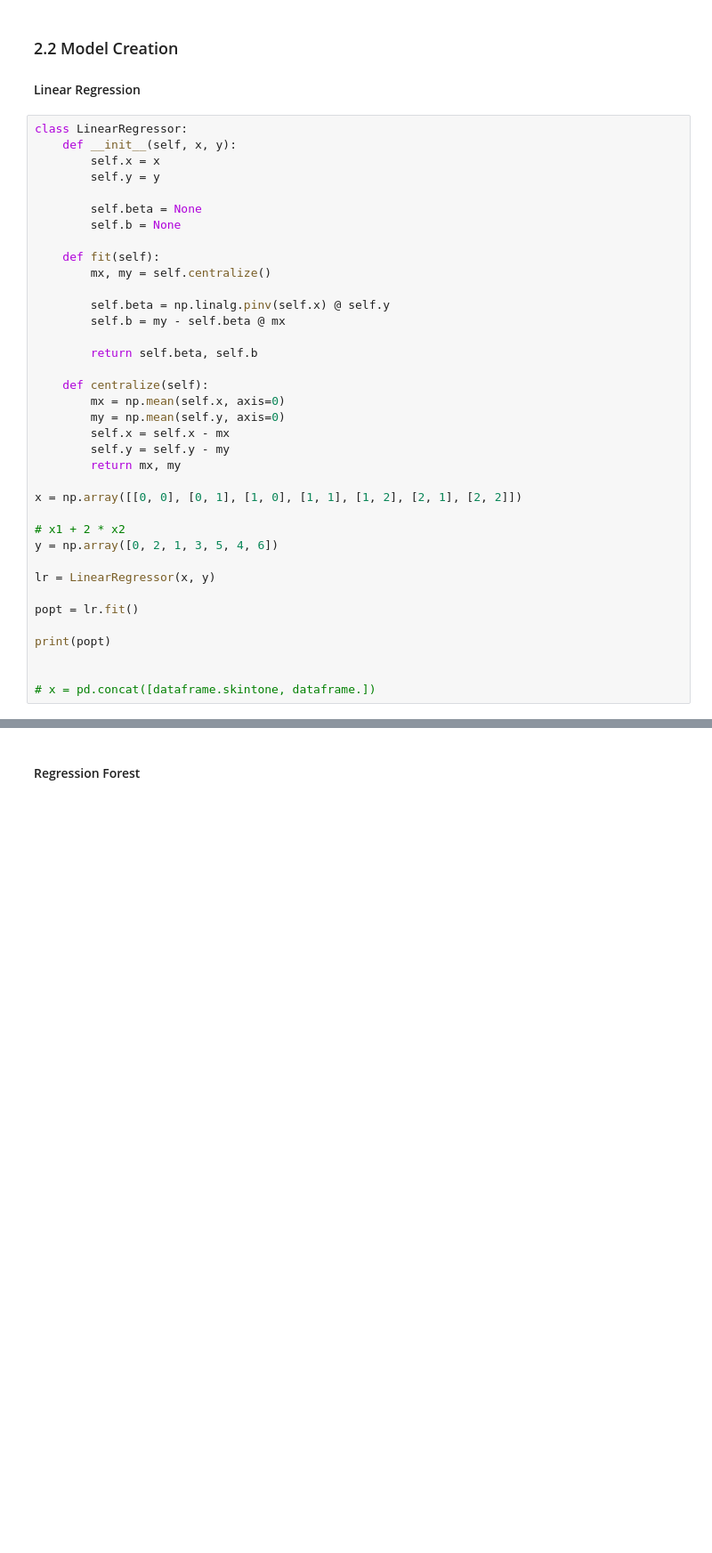
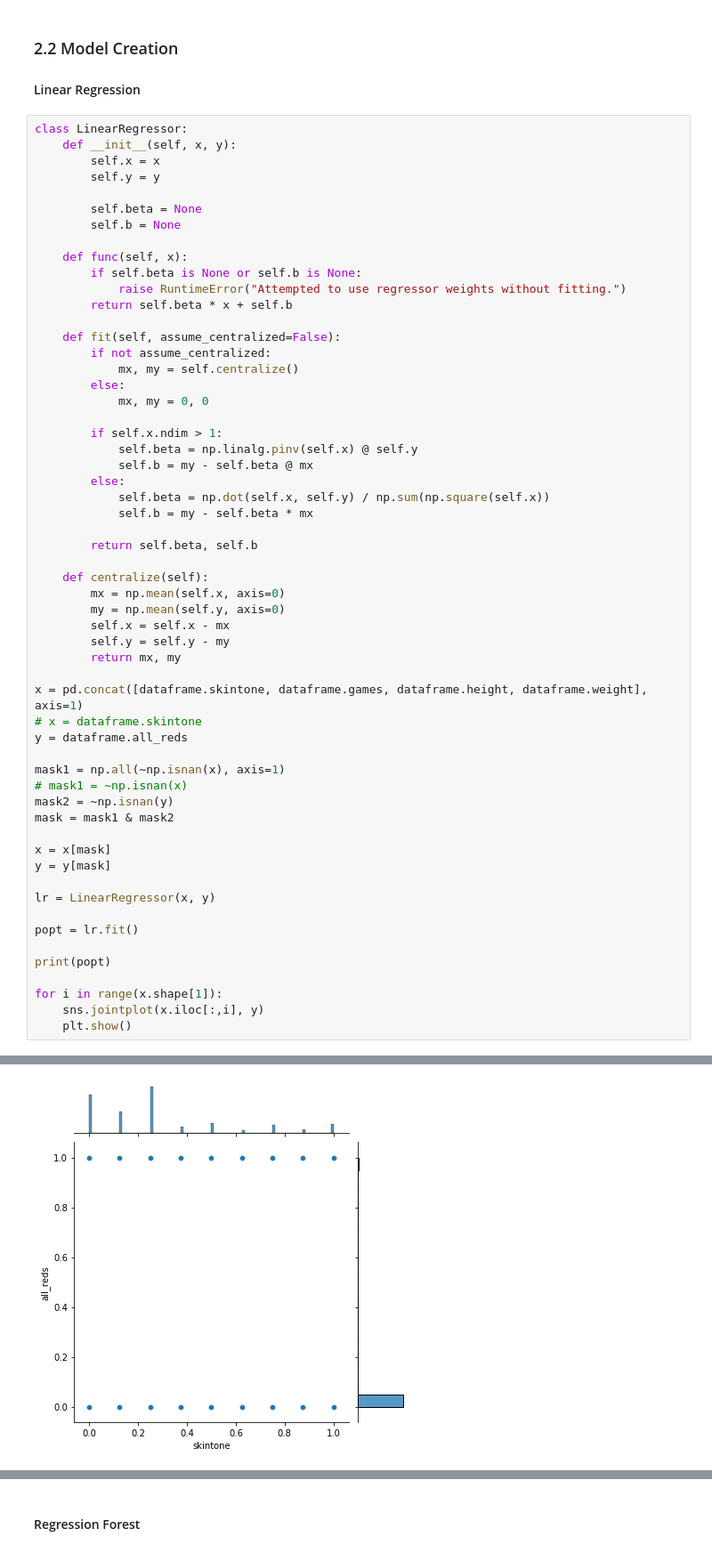
Before and after one commit to LarsKue/FML, a Jupyter notebook: ex04a/red-cards.ipynb, the cells around one changed output, grey strips where cells are left out. Shown at 89% size. Saved outputs shown, nothing was run; the diff lists cells and outputs as text; blank space fills up the shorter version.

Commit message:
Some Plots

```diff
--- a/ex04a/red-cards.ipynb
+++ b/ex04a/red-cards.ipynb
@@ -346,11 +347,23 @@ class LinearRegressor:
         self.beta = None
         self.b = None
 
-    def fit(self):
-        mx, my = self.centralize()
+    def func(self, x):
+        if self.beta is None or self.b is None:
+            raise RuntimeError("Attempted to use regressor weights without fitting.")
+        return self.beta * x + self.b
 
-        self.beta = np.linalg.pinv(self.x) @ self.y
-        self.b = my - self.beta @ mx
+    def fit(self, assume_centralized=False):
+        if not assume_centralized:
+            mx, my = self.centralize()
+        else:
+            mx, my = 0, 0
+
+        if self.x.ndim > 1:
+            self.beta = np.linalg.pinv(self.x) @ self.y
+            self.b = my - self.beta @ mx
+        else:
+            self.beta = np.dot(self.x, self.y) / np.sum(np.square(self.x))
+            self.b = my - self.beta * mx
 
         return self.beta, self.b
 
@@ -361,10 +374,17 @@ class LinearRegressor:
         self.y = self.y - my
         return mx, my
 
-x = np.array([[0, 0], [0, 1], [1, 0], [1, 1], [1, 2], [2, 1], [2, 2]])
+x = pd.concat([dataframe.skintone, dataframe.games, dataframe.height, dataframe.weight], axis=1)
+# x = dataframe.skintone
+y = dataframe.all_reds
 
-# x1 + 2 * x2
-y = np.array([0, 2, 1, 3, 5, 4, 6])
+mask1 = np.all(~np.isnan(x), axis=1)
+# mask1 = ~np.isnan(x)
+mask2 = ~np.isnan(y)
+mask = mask1 & mask2
+
+x = x[mask]
+y = y[mask]
 
 lr = LinearRegressor(x, y)
 
@@ -372,6 +392,7 @@ popt = lr.fit()
 
 print(popt)
 
-
-# x = pd.concat([dataframe.skintone, dataframe.])
+for i in range(x.shape[1]):
+    sns.jointplot(x.iloc[:,i], y)
+    plt.show()
 # %% [output]
@@ -378,0 +400 @@ print(popt)
+[figure, added]
```
Also changed, not shown: parts of 2 cells of this notebook.
